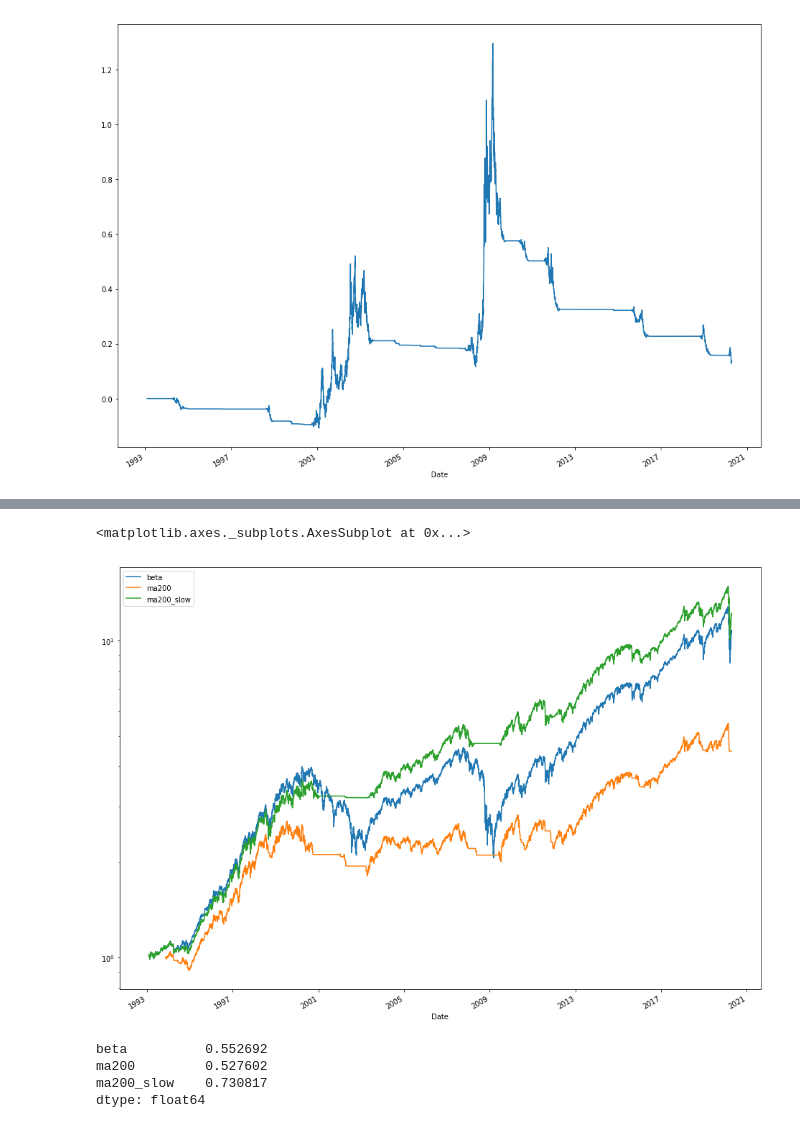
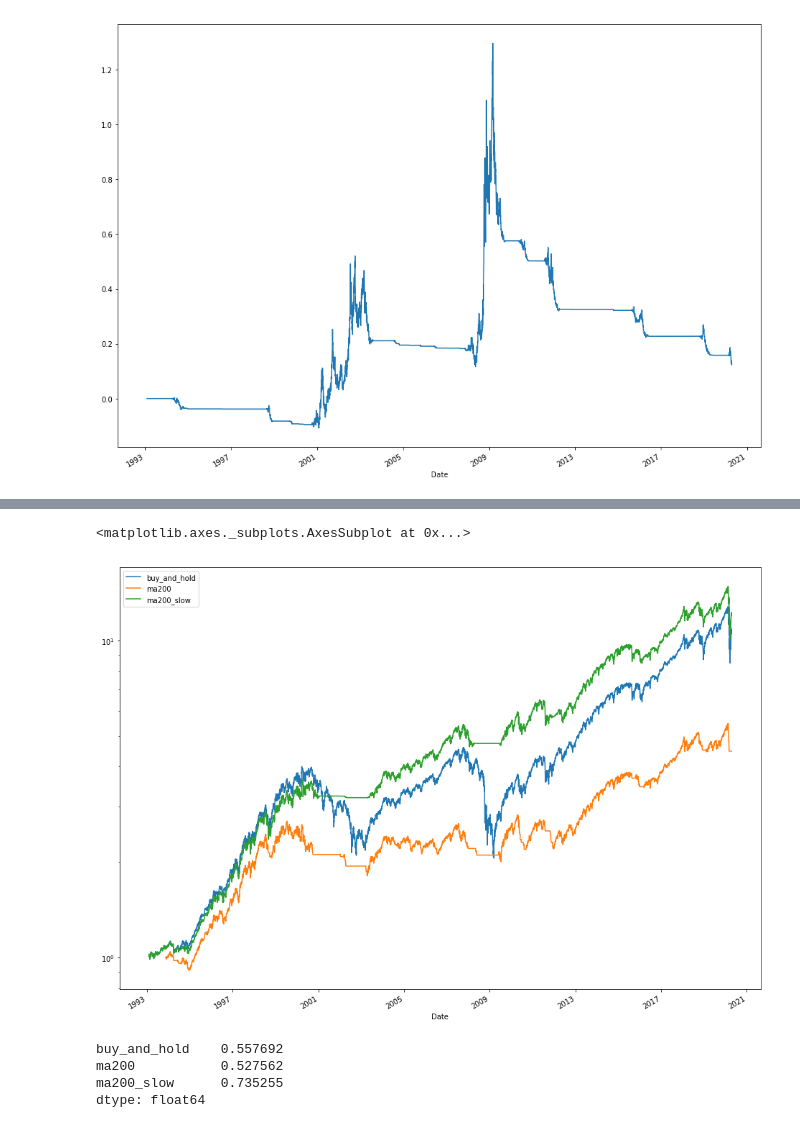
Before and after one commit to chiaolun/market-timing, a Jupyter notebook: MA200 fast and slow - tradeable version.ipynb, the cells around one changed output, grey strips where cells are left out. Saved outputs shown, nothing was run; the diff lists cells and outputs as text; code cells hidden in the pictures.

```diff
--- a/MA200 fast and slow - tradeable version.ipynb
+++ b/MA200 fast and slow - tradeable version.ipynb
@@ -156,13 +158,7 @@ plot_dd(position_smooth * rets)
 # %% [output]
 <matplotlib.axes._subplots.AxesSubplot at 0x...>
 [figure]
-# %%
-strats = pd.DataFrame({
-    'beta': rets,
-    'ma200': (position * rets),
-    'ma200_slow': (position_smooth * rets),
-})
 # %%
 # Average annual returns
-strats.add(1).apply(np.log).mean().mul(250).apply(np.exp).sub(1)
+strats.mul(rets, axis=0).add(1).apply(np.log).mean().mul(250).apply(np.exp).sub(1)
 # %% [output]
@@ -239 +235,4 @@ position_smooth.diff().ne(0).groupby(pd.Grouper(freq='Y')).mean().rename(index=l
+# %%
+# Assume 20 bps transaction cost
+costs = strats.diff().abs().mul(20. / 10000)
 # %%
@@ -250,4 +247,6 @@ cost.groupby(pd.Grouper(freq='Y')).sum().rename(index=lambda xs: xs.year).plot.b
 # %% [output]
 <matplotlib.axes._subplots.AxesSubplot at 0x...>
 [figure]
+# %%
+rets_after_costs = strats.mul(rets, axis=0) - costs
 # %%
@@ -275,23 +291,14 @@ cost.groupby(pd.Grouper(freq='Y')).sum().rename(index=lambda xs: xs.year).plot.b
 # %%
 # Side by side, with transaction costs
-(
-    strats
-    .assign(
-        ma200_slow=lambda df: df.ma200_slow - cost_smooth,
-        ma200=lambda df: df.ma200 - cost,
-    ).add(1).cumprod().plot(logy=True)
-)
+rets_after_costs.add(1).cumprod().plot(logy=True)
 # %% [output]
 <matplotlib.axes._subplots.AxesSubplot at 0x...>
-[figure, old version]
+[figure, new version]
 # %%
 # Sharpe ratios
-strats.assign(
-    ma200_slow=lambda df: df.ma200_slow - cost_smooth,
-    ma200=lambda df: df.ma200 - cost,
-).agg(lambda xs: xs.mean() / xs.std() * 250**0.5)
+rets_after_costs.agg(lambda xs: xs.mean() / xs.std() * 250**0.5)
 # %% [output]
-beta          0.552692
-ma200         0.527602
-ma200_slow    0.730817
+buy_and_hold    0.557692
+ma200           0.527562
+ma200_slow      0.735255
 dtype: float64
```
Also changed, not shown: parts of 29 cells of this notebook, 4 other files.
